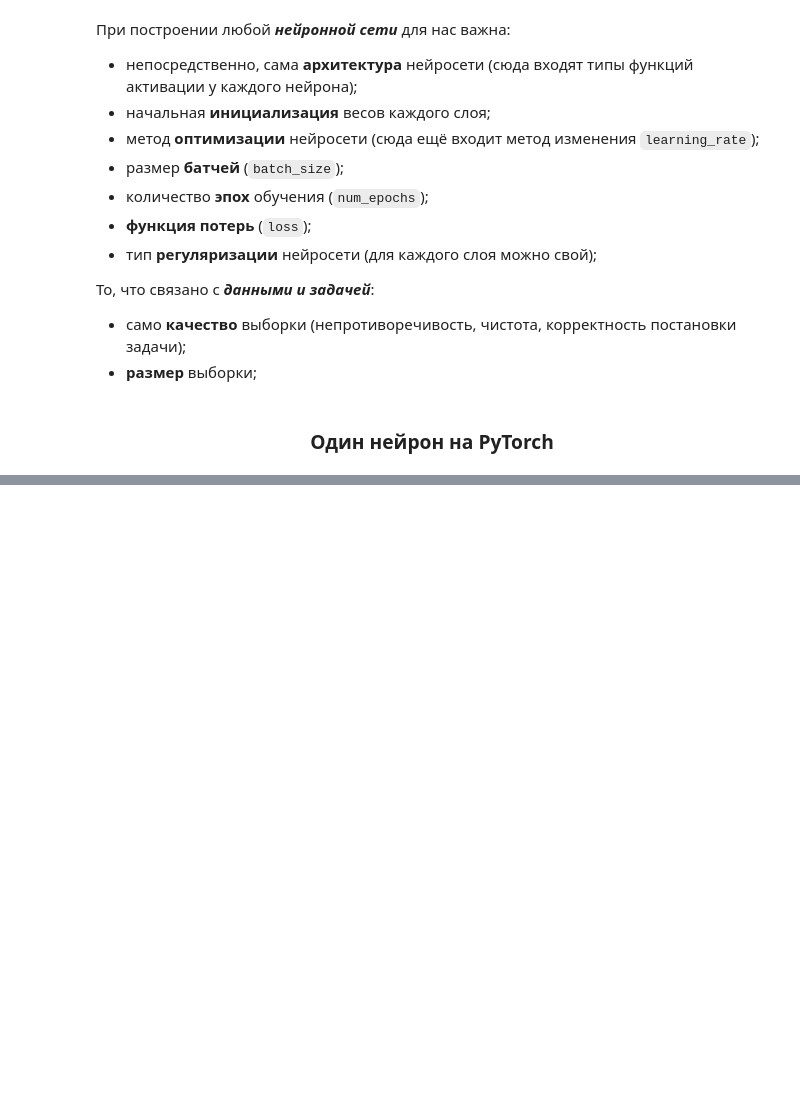
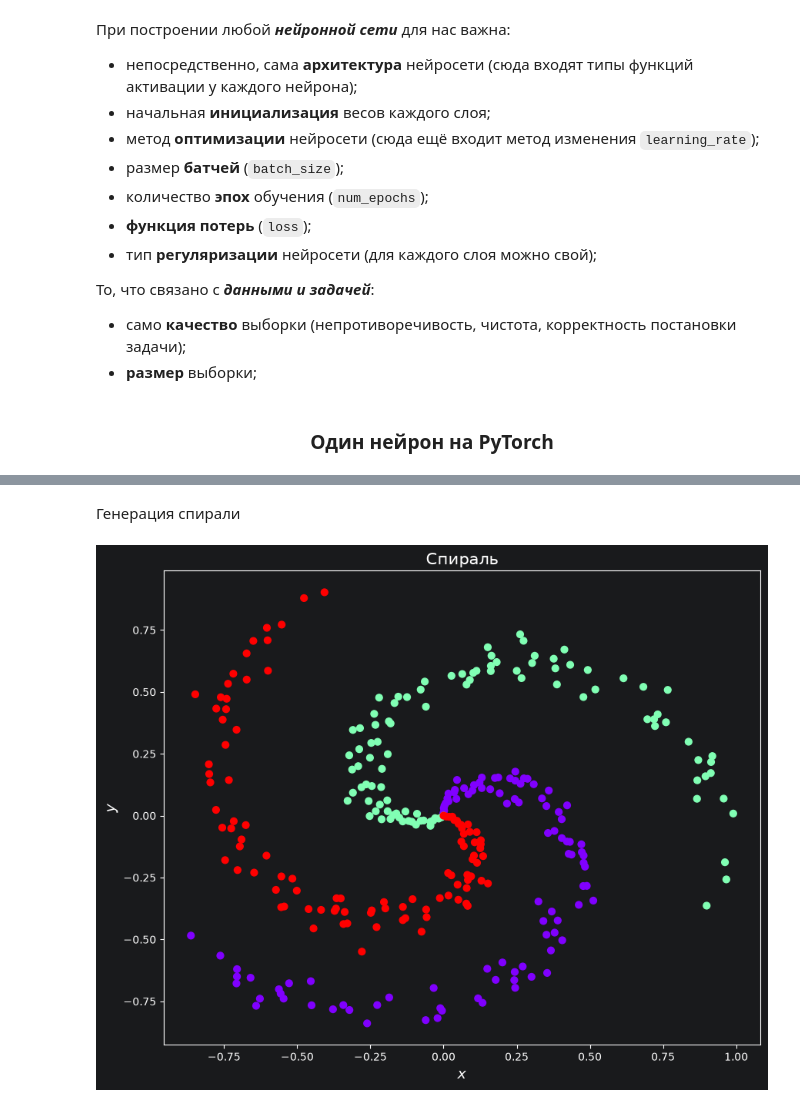
Before and after one commit to mrSvinka/Image-recognition, a Jupyter notebook: laba-4/Практика_04.ipynb, the cells around one changed output, grey strips where cells are left out. Drawn from its saved outputs; the diff is of its cells as text; code cells hidden in the pictures; blank space fills up the shorter version.

```diff
--- a/laba-4/Практика_04.ipynb
+++ b/laba-4/Практика_04.ipynb
@@ -493,0 +90,25 @@ plt.show();
+# %% [markdown]
+Генерация спирали
+# %%
+N, D, K = 100, 2, 3
+X_sp = np.zeros((N * K, D))
+y_sp = np.zeros(N * K, dtype='uint8')
+
+for j in range(K):
+    ix = range(N * j, N * (j + 1))
+    r = np.linspace(0.0, 1, N)
+    t = np.linspace(j * 4, (j + 1) * 4, N) + np.random.randn(N) * 0.2
+    X_sp[ix] = np.c_[r * np.sin(t), r * np.cos(t)]
+    y_sp[ix] = j
+
+plt.figure(figsize=(10, 8))
+plt.scatter(X_sp[:, 0], X_sp[:, 1], c=y_sp, s=40, cmap=plt.cm.rainbow)
+plt.title('Спираль', fontsize=15)
+plt.xlabel('$x$', fontsize=14)
+plt.ylabel('$y$', fontsize=14)
+plt.show()
+
+X_sp = torch.autograd.Variable(torch.FloatTensor(X_sp))
+y_sp = torch.autograd.Variable(torch.LongTensor(y_sp.astype(np.int64)))
+# %% [output]
+[figure, added]
```
Also changed, not shown: parts of 64 cells of this notebook, 1 other file.
